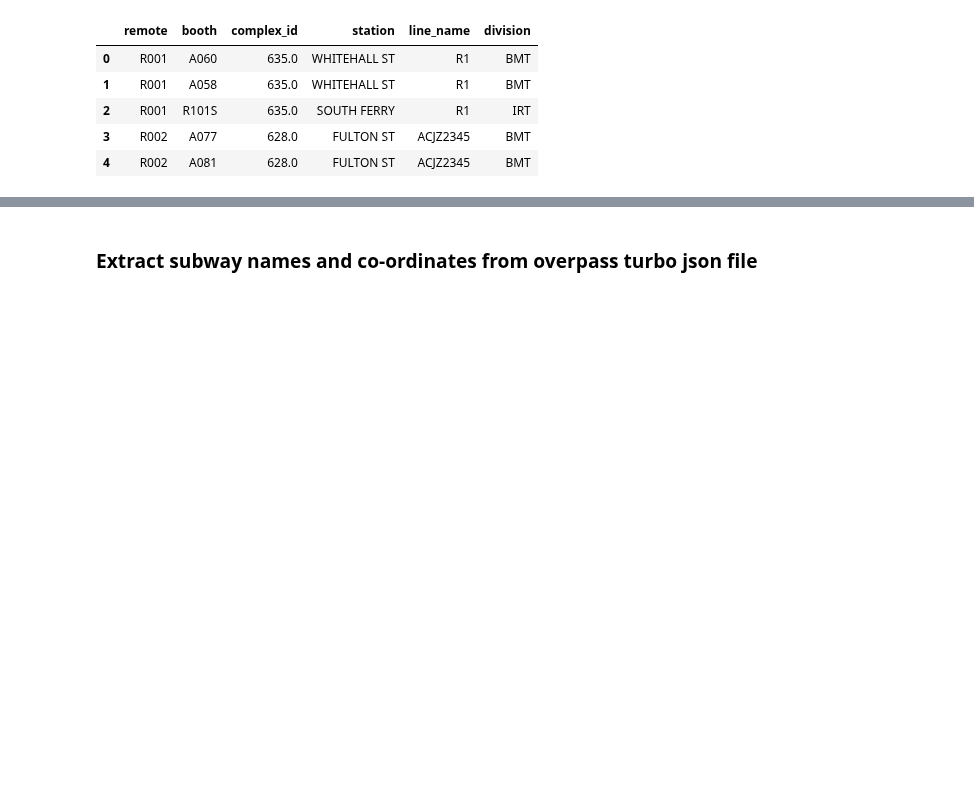
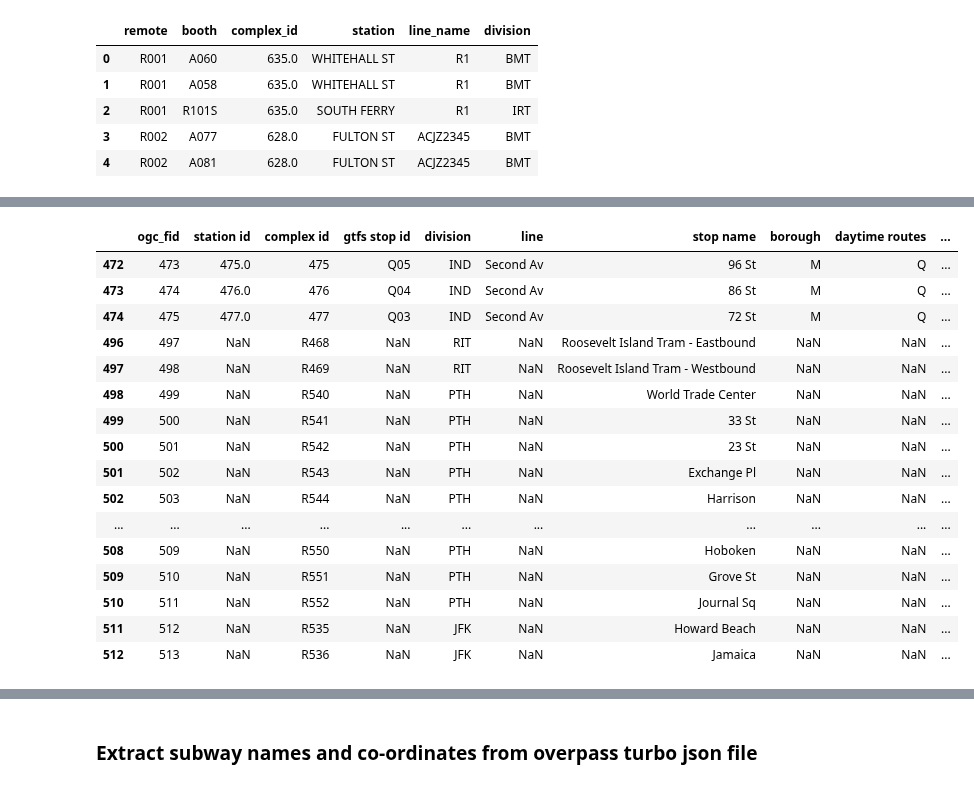
Before and after one commit to Fei117117/NYSeeNow, a Jupyter notebook: NYSeeNow-ML/SubwayData/subway.ipynb, the cells around one changed output, grey strips where cells are left out. Cells and saved outputs as stored; diff of their text form; code cells hidden in the pictures; blank space fills up the shorter version.

```diff
--- a/NYSeeNow-ML/SubwayData/subway.ipynb
+++ b/NYSeeNow-ML/SubwayData/subway.ipynb
@@ -75,0 +82,20 @@ stations.head(20)
+# %%
+station_data.tail(20)
+# %% [output]
+|  | ogc_fid | station id | complex id | gtfs stop id | division | line | stop name | borough | daytime routes | ... |
+| 472 | 473 | 475.0 | 475 | Q05 | IND | Second Av | 96 St | M | Q | ... |
+| 473 | 474 | 476.0 | 476 | Q04 | IND | Second Av | 86 St | M | Q | ... |
+| 474 | 475 | 477.0 | 477 | Q03 | IND | Second Av | 72 St | M | Q | ... |
+| 496 | 497 | NaN | R468 | NaN | RIT | NaN | Roosevelt Island Tram - Eastbound | NaN | NaN | ... |
+| 497 | 498 | NaN | R469 | NaN | RIT | NaN | Roosevelt Island Tram - Westbound | NaN | NaN | ... |
+| 498 | 499 | NaN | R540 | NaN | PTH | NaN | World Trade Center | NaN | NaN | ... |
+| 499 | 500 | NaN | R541 | NaN | PTH | NaN | 33 St | NaN | NaN | ... |
+| 500 | 501 | NaN | R542 | NaN | PTH | NaN | 23 St | NaN | NaN | ... |
+| 501 | 502 | NaN | R543 | NaN | PTH | NaN | Exchange Pl | NaN | NaN | ... |
+| 502 | 503 | NaN | R544 | NaN | PTH | NaN | Harrison | NaN | NaN | ... |
+| ... | ... | ... | ... | ... | ... | ... | ... | ... | ... | ... |
+| 508 | 509 | NaN | R550 | NaN | PTH | NaN | Hoboken | NaN | NaN | ... |
+| 509 | 510 | NaN | R551 | NaN | PTH | NaN | Grove St | NaN | NaN | ... |
+| 510 | 511 | NaN | R552 | NaN | PTH | NaN | Journal Sq | NaN | NaN | ... |
+| 511 | 512 | NaN | R535 | NaN | JFK | NaN | Howard Beach | NaN | NaN | ... |
+| 512 | 513 | NaN | R536 | NaN | JFK | NaN | Jamaica | NaN | NaN | ... |
```
Also changed, not shown: parts of 16 cells of this notebook.
